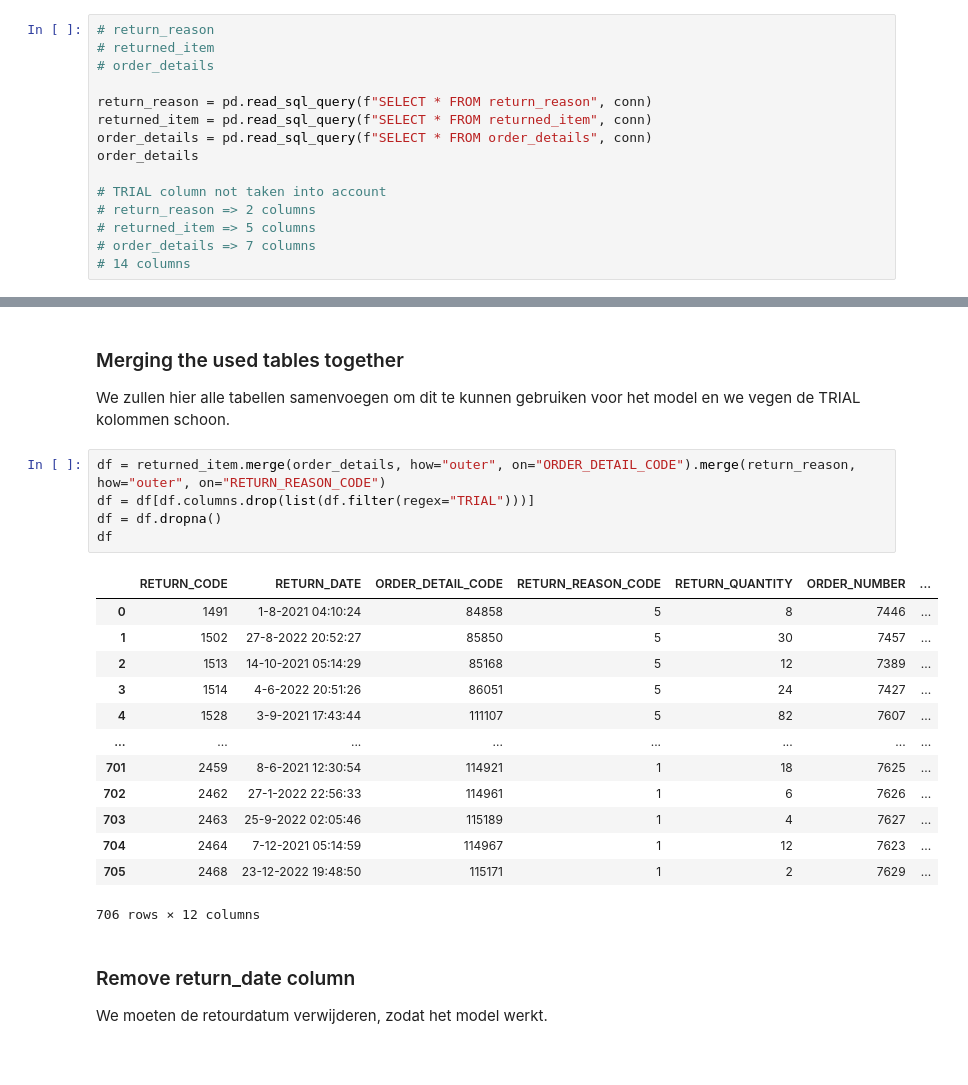
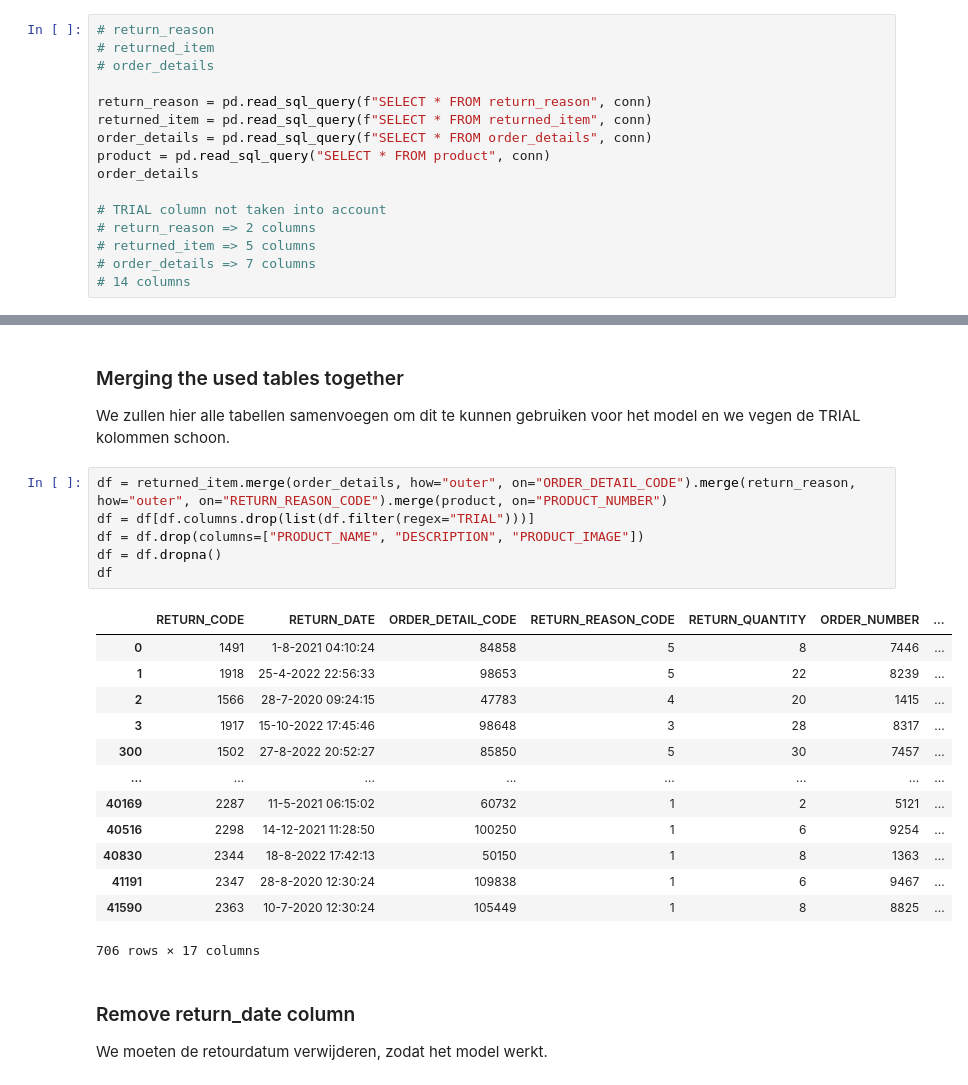
Before and after one commit to RedIsGaming/deds_ml, a Jupyter notebook: src/classificationmodel.ipynb, the cells around one changed output, grey strips where cells are left out. Saved outputs shown, nothing was run; the diff lists cells and outputs as text.

```diff
--- a/src/classificationmodel.ipynb
+++ b/src/classificationmodel.ipynb
@@ -44,6 +44,7 @@ De tabellen die we gebruiken voor het classificatie model die we ook snel kunnen
 return_reason = pd.read_sql_query(f"SELECT * FROM return_reason", conn)
 returned_item = pd.read_sql_query(f"SELECT * FROM returned_item", conn)
 order_details = pd.read_sql_query(f"SELECT * FROM order_details", conn)
+product = pd.read_sql_query("SELECT * FROM product", conn)
 order_details
 
 # TRIAL column not taken into account
@@ -70,24 +71,25 @@ order_details
 
 We zullen hier alle tabellen samenvoegen om dit te kunnen gebruiken voor het model en we vegen de TRIAL kolommen schoon.
 # %%
-df = returned_item.merge(order_details, how="outer", on="ORDER_DETAIL_CODE").merge(return_reason, how="outer", on="RETURN_REASON_CODE")
+df = returned_item.merge(order_details, how="outer", on="ORDER_DETAIL_CODE").merge(return_reason, how="outer", on="RETURN_REASON_CODE").merge(product, on="PRODUCT_NUMBER")
 df = df[df.columns.drop(list(df.filter(regex="TRIAL")))]
+df = df.drop(columns=["PRODUCT_NAME", "DESCRIPTION", "PRODUCT_IMAGE"])
 df = df.dropna()
 df
 # %% [output]
 |  | RETURN_CODE | RETURN_DATE | ORDER_DETAIL_CODE | RETURN_REASON_CODE | RETURN_QUANTITY | ORDER_NUMBER | ... |
 | 0 | 1491 | 1-8-2021 04:10:24 | 84858 | 5 | 8 | 7446 | ... |
-| 1 | 1502 | 27-8-2022 20:52:27 | 85850 | 5 | 30 | 7457 | ... |
-| 2 | 1513 | 14-10-2021 05:14:29 | 85168 | 5 | 12 | 7389 | ... |
-| 3 | 1514 | 4-6-2022 20:51:26 | 86051 | 5 | 24 | 7427 | ... |
-| 4 | 1528 | 3-9-2021 17:43:44 | 111107 | 5 | 82 | 7607 | ... |
+| 1 | 1918 | 25-4-2022 22:56:33 | 98653 | 5 | 22 | 8239 | ... |
+| 2 | 1566 | 28-7-2020 09:24:15 | 47783 | 4 | 20 | 1415 | ... |
+| 3 | 1917 | 15-10-2022 17:45:46 | 98648 | 3 | 28 | 8317 | ... |
+| 300 | 1502 | 27-8-2022 20:52:27 | 85850 | 5 | 30 | 7457 | ... |
 | ... | ... | ... | ... | ... | ... | ... | ... |
-| 701 | 2459 | 8-6-2021 12:30:54 | 114921 | 1 | 18 | 7625 | ... |
-| 702 | 2462 | 27-1-2022 22:56:33 | 114961 | 1 | 6 | 7626 | ... |
-| 703 | 2463 | 25-9-2022 02:05:46 | 115189 | 1 | 4 | 7627 | ... |
-| 704 | 2464 | 7-12-2021 05:14:59 | 114967 | 1 | 12 | 7623 | ... |
-| 705 | 2468 | 23-12-2022 19:48:50 | 115171 | 1 | 2 | 7629 | ... |
+| 40169 | 2287 | 11-5-2021 06:15:02 | 60732 | 1 | 2 | 5121 | ... |
+| 40516 | 2298 | 14-12-2021 11:28:50 | 100250 | 1 | 6 | 9254 | ... |
+| 40830 | 2344 | 18-8-2022 17:42:13 | 50150 | 1 | 8 | 1363 | ... |
+| 41191 | 2347 | 28-8-2020 12:30:24 | 109838 | 1 | 6 | 9467 | ... |
+| 41590 | 2363 | 10-7-2020 12:30:24 | 105449 | 1 | 8 | 8825 | ... |
-706 rows × 12 columns
+706 rows × 17 columns
 # %% [markdown]
 ### Remove return_date column
 
```
Also changed, not shown: parts of 9 cells of this notebook.
